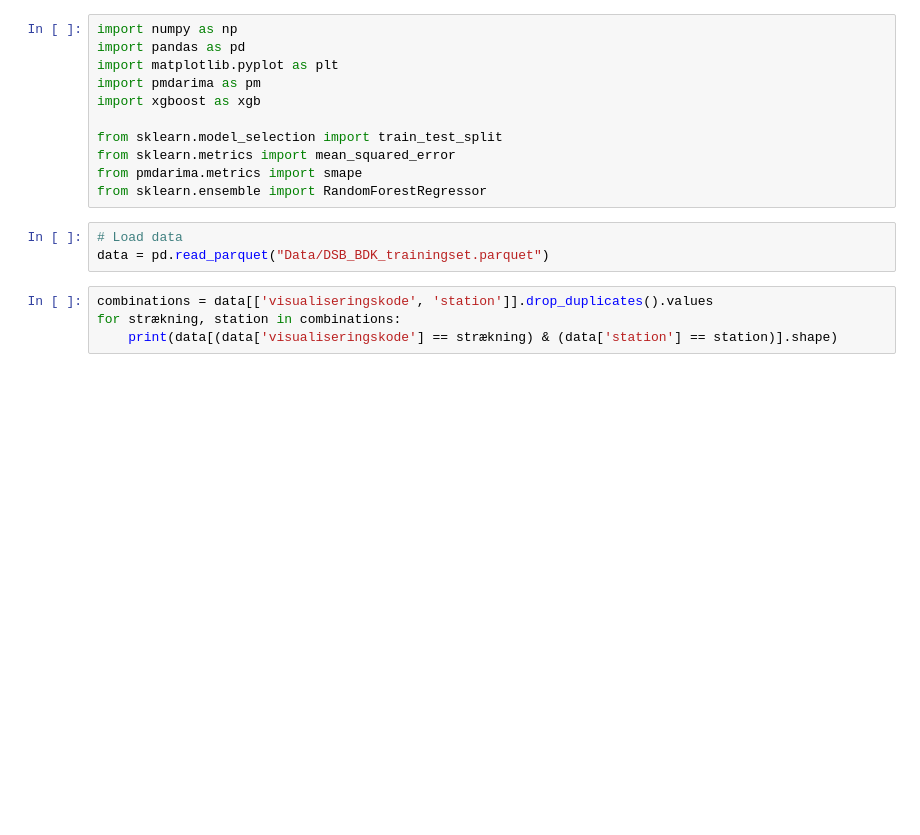
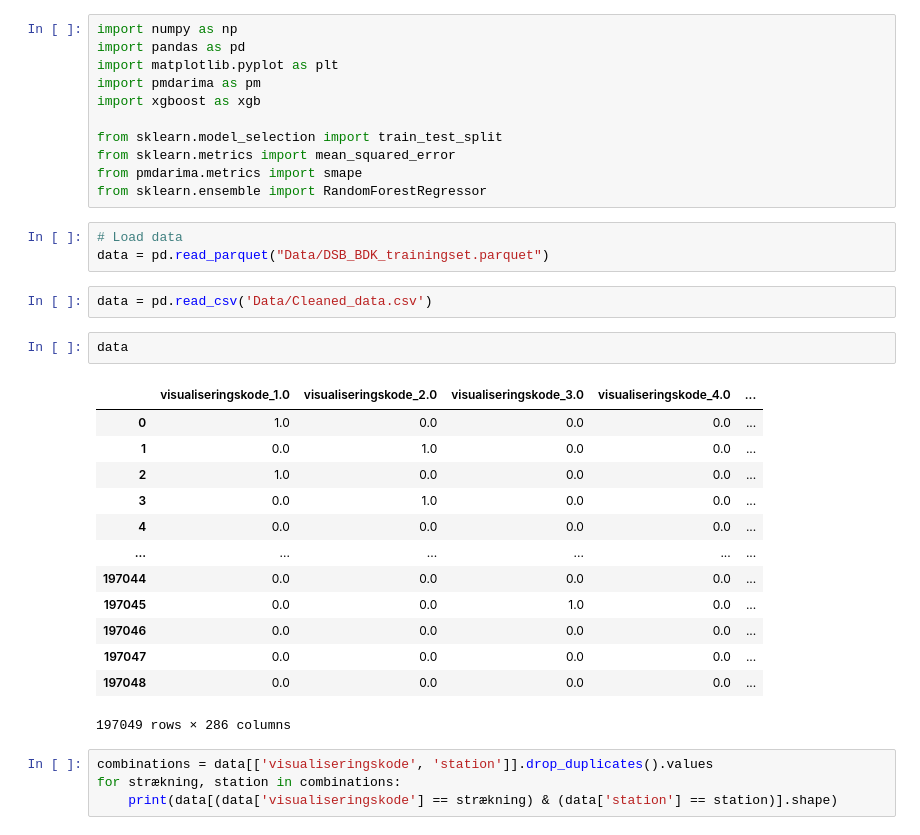
Before and after one commit to clarachristiansen/Bachelor_project, a Jupyter notebook: Full_SARIMA_Xgboost_CV.ipynb, the cells around one changed output. Drawn from its saved outputs; the diff is of its cells as text; blank space fills up the shorter version.

```diff
--- a/Full_SARIMA_Xgboost_CV.ipynb
+++ b/Full_SARIMA_Xgboost_CV.ipynb
@@ -12,6 +12,24 @@ from sklearn.ensemble import RandomForestRegressor
 # %%
 # Load data
 data = pd.read_parquet("Data/DSB_BDK_trainingset.parquet")
+# %%
+data = pd.read_csv('Data/Cleaned_data.csv')
+# %%
+data
+# %% [output]
+|  | visualiseringskode_1.0 | visualiseringskode_2.0 | visualiseringskode_3.0 | visualiseringskode_4.0 | ... |
+| 0 | 1.0 | 0.0 | 0.0 | 0.0 | ... |
+| 1 | 0.0 | 1.0 | 0.0 | 0.0 | ... |
+| 2 | 1.0 | 0.0 | 0.0 | 0.0 | ... |
+| 3 | 0.0 | 1.0 | 0.0 | 0.0 | ... |
+| 4 | 0.0 | 0.0 | 0.0 | 0.0 | ... |
+| ... | ... | ... | ... | ... | ... |
+| 197044 | 0.0 | 0.0 | 0.0 | 0.0 | ... |
+| 197045 | 0.0 | 0.0 | 1.0 | 0.0 | ... |
+| 197046 | 0.0 | 0.0 | 0.0 | 0.0 | ... |
+| 197047 | 0.0 | 0.0 | 0.0 | 0.0 | ... |
+| 197048 | 0.0 | 0.0 | 0.0 | 0.0 | ... |
+197049 rows × 286 columns
 # %%
 combinations = data[['visualiseringskode', 'station']].drop_duplicates().values
 for strækning, station in combinations:
```
Also changed, not shown: 5 other files.
